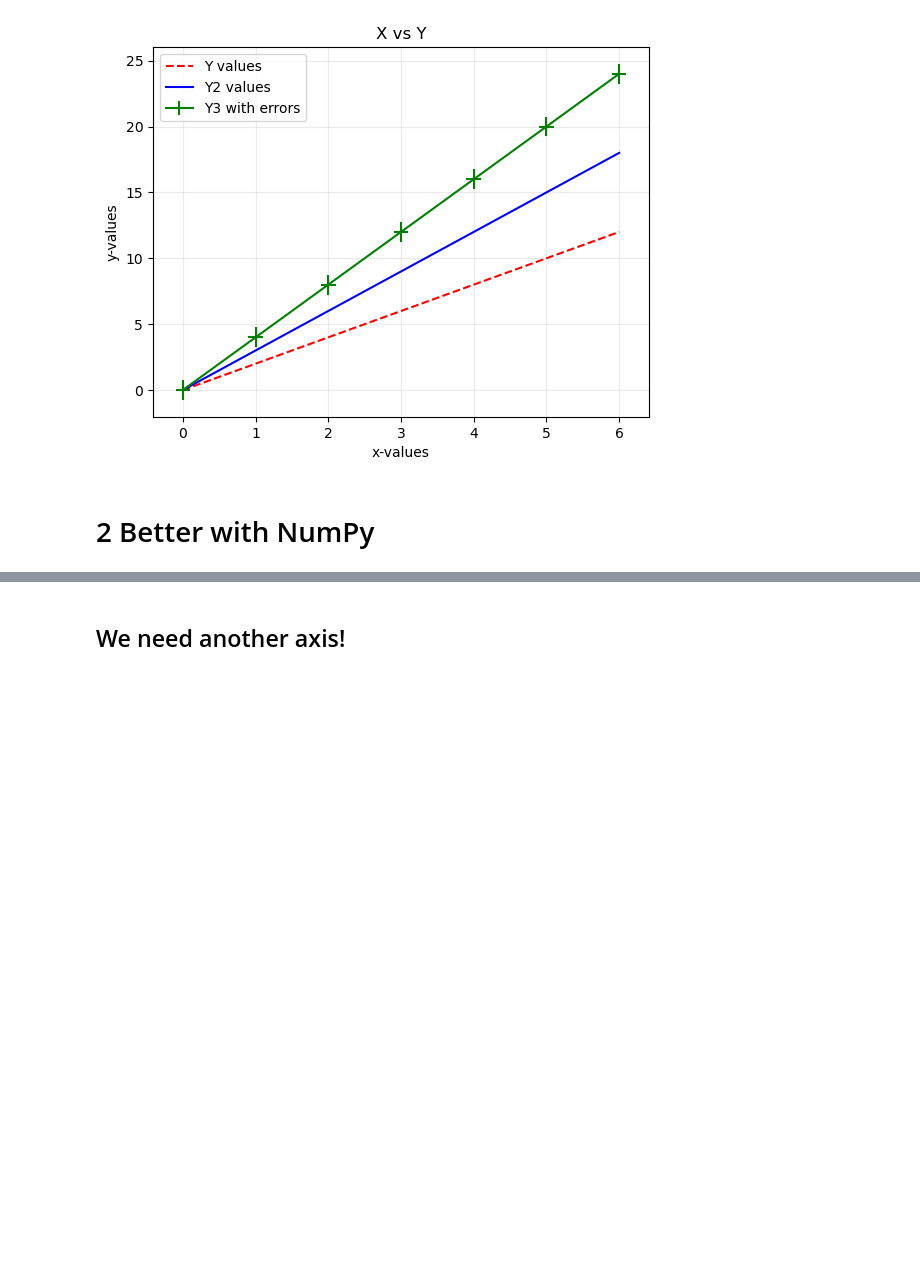
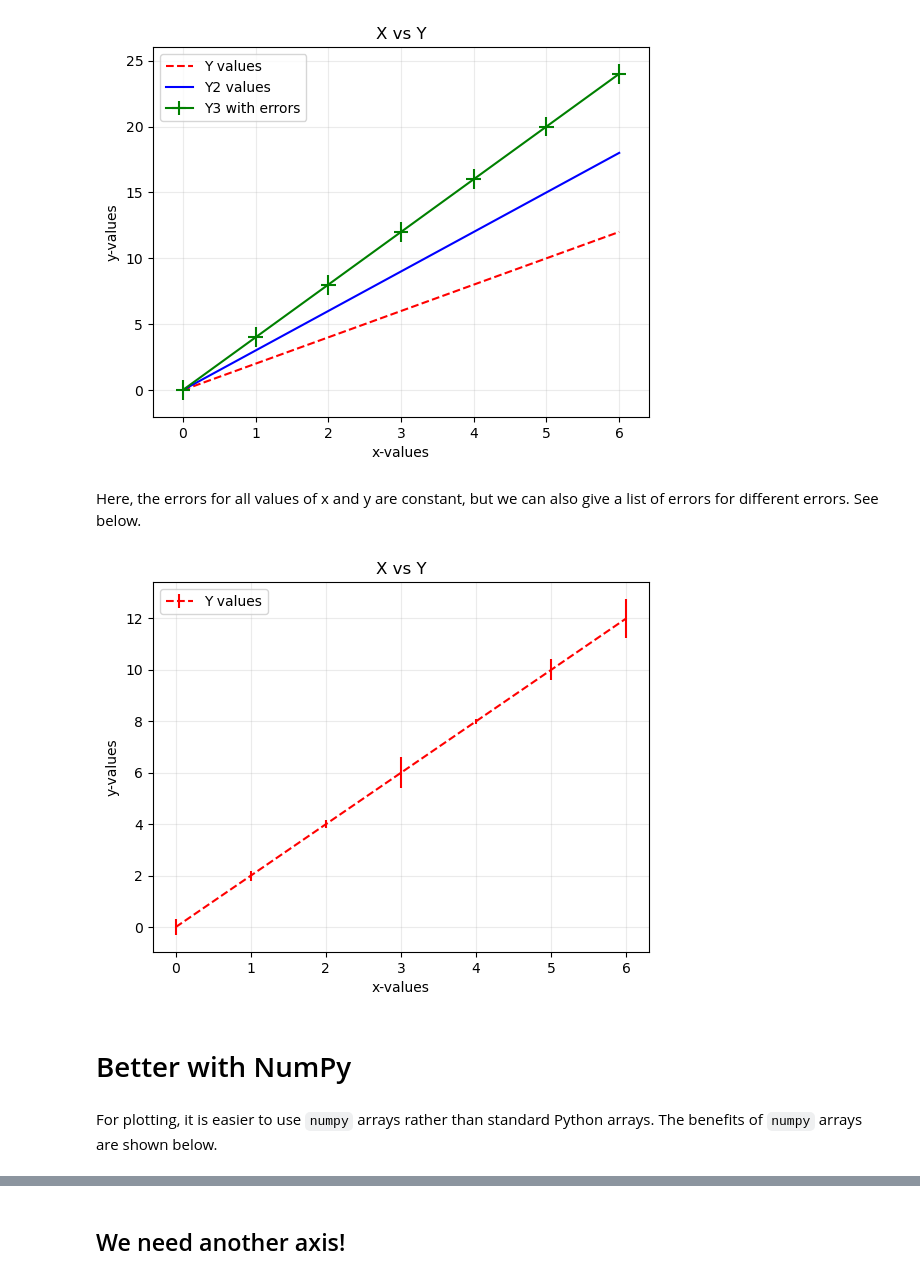
Before and after one commit to SPS-SP2273/learning-portfolio-warrenb09, a Jupyter notebook: plotting/plotting_(need).ipynb, the cells around one changed output, grey strips where cells are left out. Drawn from its saved outputs; the diff is of its cells as text; code cells hidden in the pictures; blank space fills up the shorter version.

Commit message:
READY FOR REVIEW plotting_(need)

```diff
--- a/plotting/plotting_(need).ipynb
+++ b/plotting/plotting_(need).ipynb
@@ -107,6 +107,28 @@ plt.legend(loc='upper left')
 plt.show()
 # %% [output]
 [figure]
+# %% [markdown]
+Here, the errors for all values of x and y are constant, but we can also give a list of errors for different errors. See below.
+# %%
+from matplotlib import pyplot as plt
+
+x = [0, 1, 2, 3, 4, 5, 6]
+y_1 = [0, 2, 4, 6, 8, 10, 12]
+y_error = [.3, .2, .15, .6, .1, .4, .75]
+
+plt.errorbar(x, y_1, label='Y values',
+         color='red', linestyle='--', yerr = y_error)
+plt.xlabel('x-values')
+plt.ylabel('y-values')
+plt.title('X vs Y')
+plt.grid(alpha=.25)
+plt.legend(loc='upper left')
+
+plt.show()
+# %% [output]
+[figure, added]
 # %% [markdown]
-# 2 Better with NumPy
+# Better with NumPy
+# %% [markdown]
+For plotting, it is easier to use `numpy` arrays rather than standard Python arrays. The benefits of `numpy` arrays are shown below.
 # %% [markdown]
```
Also changed, not shown: parts of 35 cells of this notebook, 3 other files.
